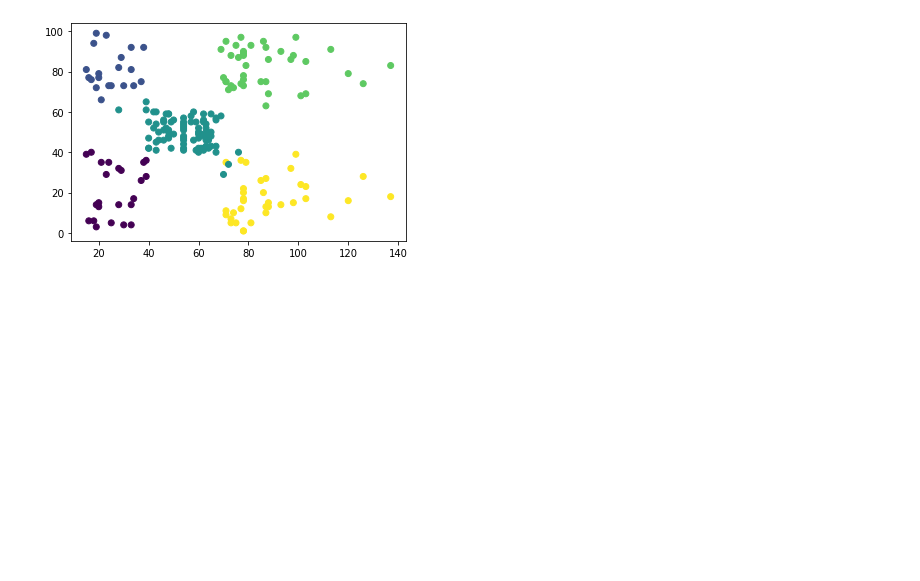
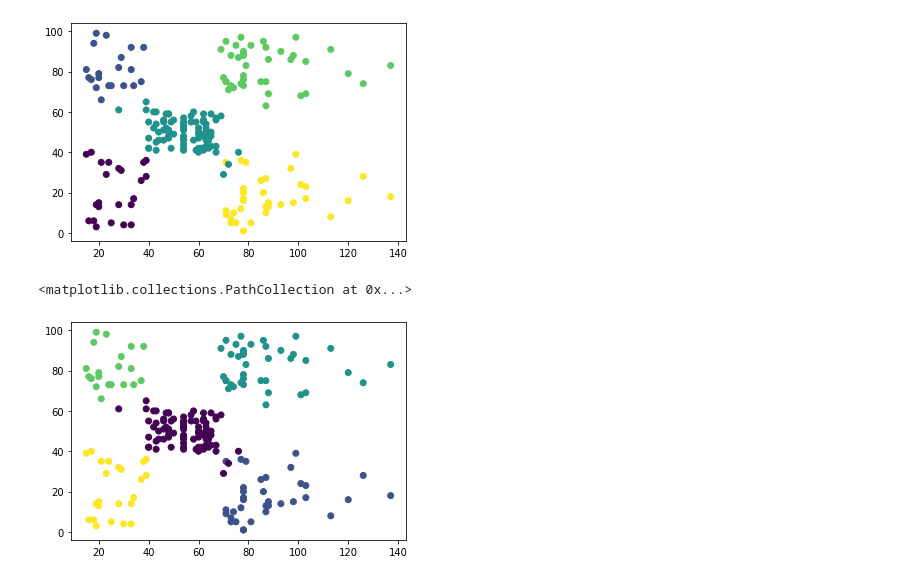
Before and after one commit to sks95/Unsupervised-Learning, a Jupyter notebook: Agglomerative_Clustering.ipynb, the cells around one changed output. Drawn from its saved outputs; the diff is of its cells as text; code cells hidden in the pictures; blank space fills up the shorter version.

```diff
--- a/Agglomerative_Clustering.ipynb
+++ b/Agglomerative_Clustering.ipynb
@@ -151,0 +150,10 @@ from sklearn
+# %%
+from sklearn.cluster import AgglomerativeClustering
+
+agg = AgglomerativeClustering(n_clusters=5, affinity='euclidean', linkage='ward')
+y_pred = agg.fit_predict(df)
+# %%
+plt.scatter(df['AnnualIncome'], df['SpendingScore'], c=y_pred)
+# %% [output]
+<matplotlib.collections.PathCollection at 0x...>
+[figure, added]
```
Also changed, not shown: parts of 5 cells of this notebook.
